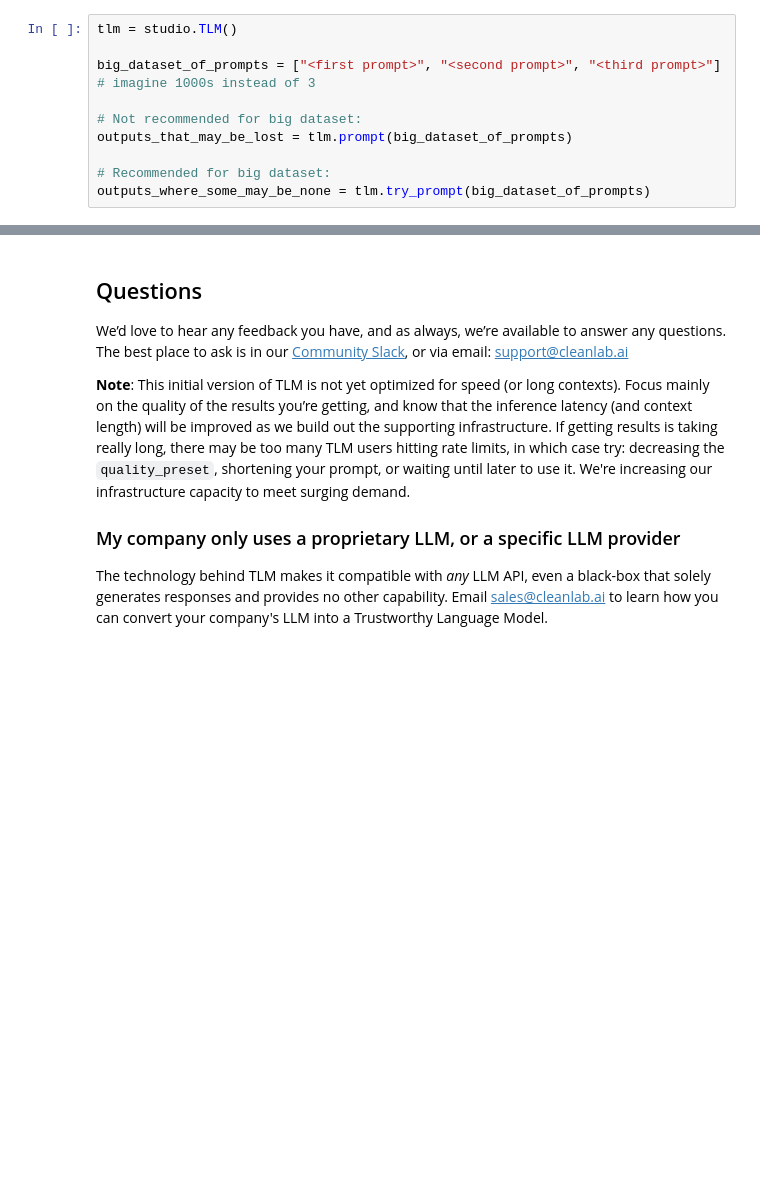
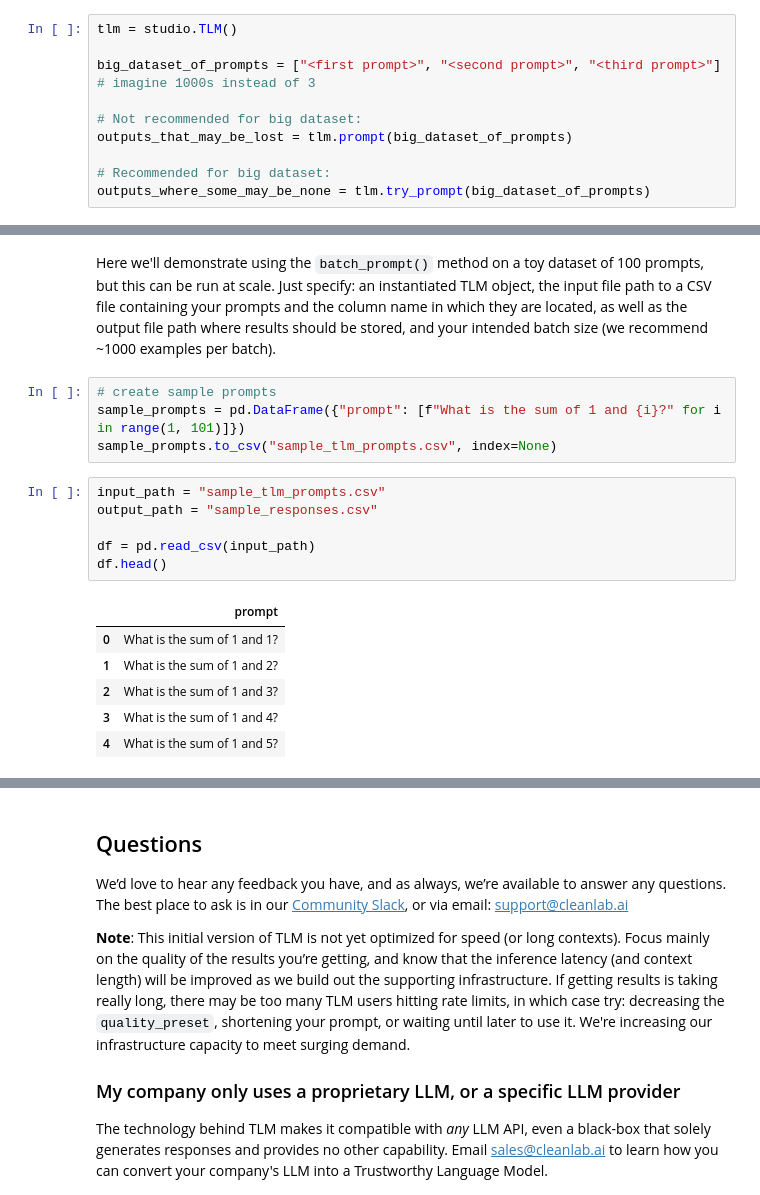
Before and after one commit to cleanlab/cleanlab-studio-tutorials, a Jupyter notebook: trustworthy-language-model/tlm.ipynb, the cells around one changed output, grey strips where cells are left out. Drawn from its saved outputs; the diff is of its cells as text; blank space fills up the shorter version.

```diff
--- a/trustworthy-language-model/tlm.ipynb
+++ b/trustworthy-language-model/tlm.ipynb
@@ -267,0 +309,19 @@ outputs_where_some_may_be_none = tlm.try_prompt(big_dataset_of_prompts)
+# %% [markdown]
+Here we'll demonstrate using the `batch_prompt()` method on a toy dataset of 100 prompts, but this can be run at scale. Just specify: an instantiated TLM object, the input file path to a CSV file containing your prompts and the column name in which they are located, as well as the output file path where results should be stored, and your intended batch size (we recommend ~1000 examples per batch).
+# %%
+# create sample prompts
+sample_prompts = pd.DataFrame({"prompt": [f"What is the sum of 1 and {i}?" for i in range(1, 101)]})
+sample_prompts.to_csv("sample_tlm_prompts.csv", index=None)
+# %%
+input_path = "sample_tlm_prompts.csv"
+output_path = "sample_responses.csv"
+
+df = pd.read_csv(input_path)
+df.head()
+# %% [output]
+|  | prompt |
+| 0 | What is the sum of 1 and 1? |
+| 1 | What is the sum of 1 and 2? |
+| 2 | What is the sum of 1 and 3? |
+| 3 | What is the sum of 1 and 4? |
+| 4 | What is the sum of 1 and 5? |
```
Also changed, not shown: parts of 8 cells of this notebook.
